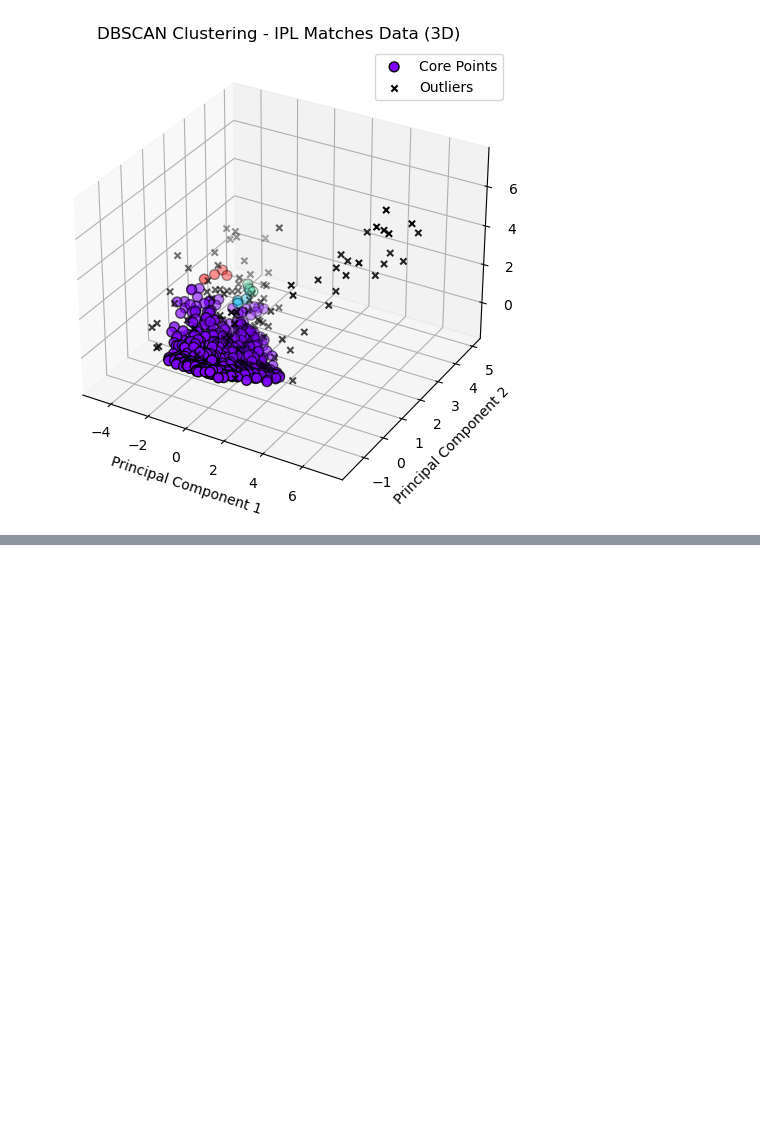
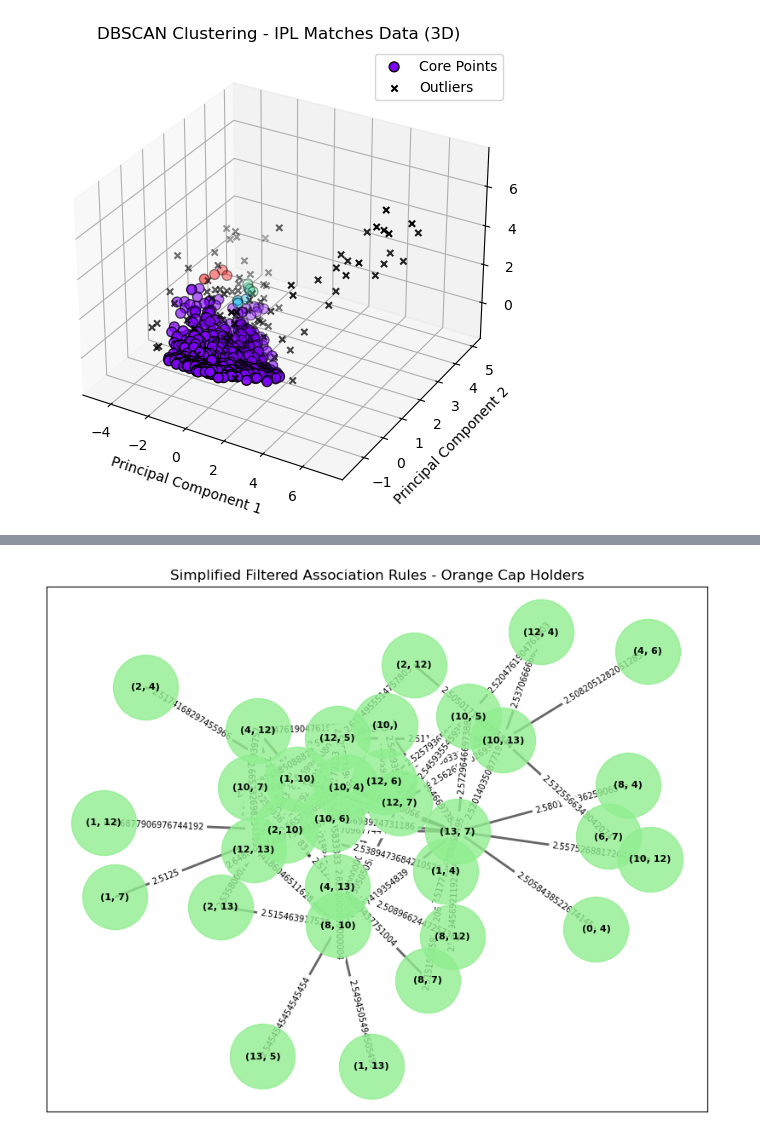
Before and after one commit to allstarmayu/MaddyInfinium, a Jupyter notebook: The_PCA_ARM_Clustering.ipynb, the cells around one changed output, grey strips where cells are left out. Drawn from its saved outputs; the diff is of its cells as text; code cells hidden in the pictures; blank space fills up the shorter version.

```diff
--- a/The_PCA_ARM_Clustering.ipynb
+++ b/The_PCA_ARM_Clustering.ipynb
@@ -604,0 +691,8 @@ plot_dbscan_clusters_2d_3d(df_matches_pca, eps=0.5, min_samples=3, title='IPL Ma
+# %%
+# Convert numeric columns into binary format (0 or 1) based on a condition (e.g., values > 0)
+df_orange_cap_binary = df_orange_cap_filled_df.applymap(lambda x: 1 if x > 0 else 0)
+df_matches_binary = df_matches_filled_df.applymap(lambda x: 1 if x > 0 else 0)
+
+# Check the transformed data to ensure it has only 0s and 1s
+print(df_orange_cap_binary.head())
+print(df_matches_binary.head())
@@ -604,0 +813,13 @@ plot_dbscan_clusters_2d_3d(df_matches_pca, eps=0.5, min_samples=3, title='IPL Ma
+# %%
+# Filter for rules with higher lift and confidence, and limit to antecedents/consequents with fewer items
+filtered_rules_orange_cap_high_lift = filtered_rules_orange_cap[
+    (filtered_rules_orange_cap['lift'] > 2.5) &
+    (filtered_rules_orange_cap['confidence'] > 0.85) &
+    (filtered_rules_orange_cap['antecedents'].apply(len) <= 2) &
+    (filtered_rules_orange_cap['consequents'].apply(len) <= 2)
+]
+
+# Visualize the simplified network graph
+plot_simplified_network_graph(filtered_rules_orange_cap_high_lift, "Simplified Filtered Association Rules - Orange Cap Holders")
+# %% [output]
+[figure, added]
```
Also changed, not shown: parts of 17 cells of this notebook.
